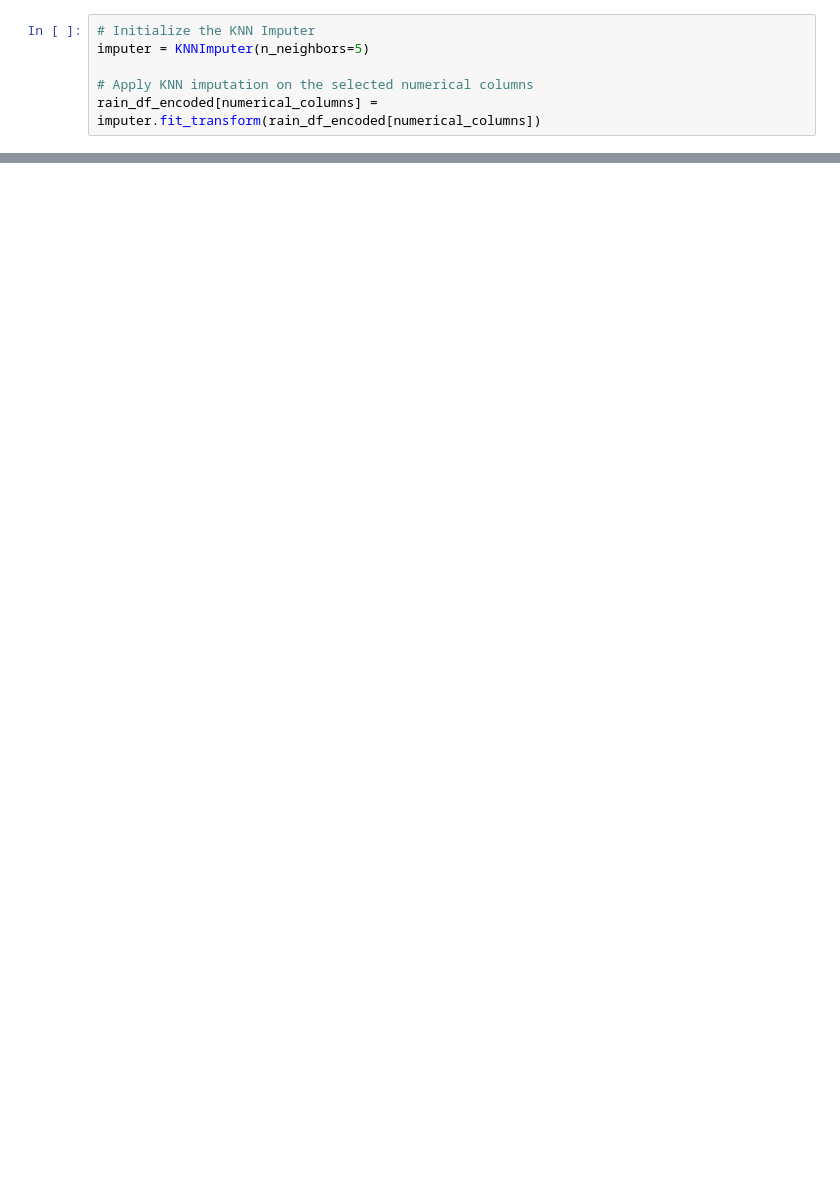
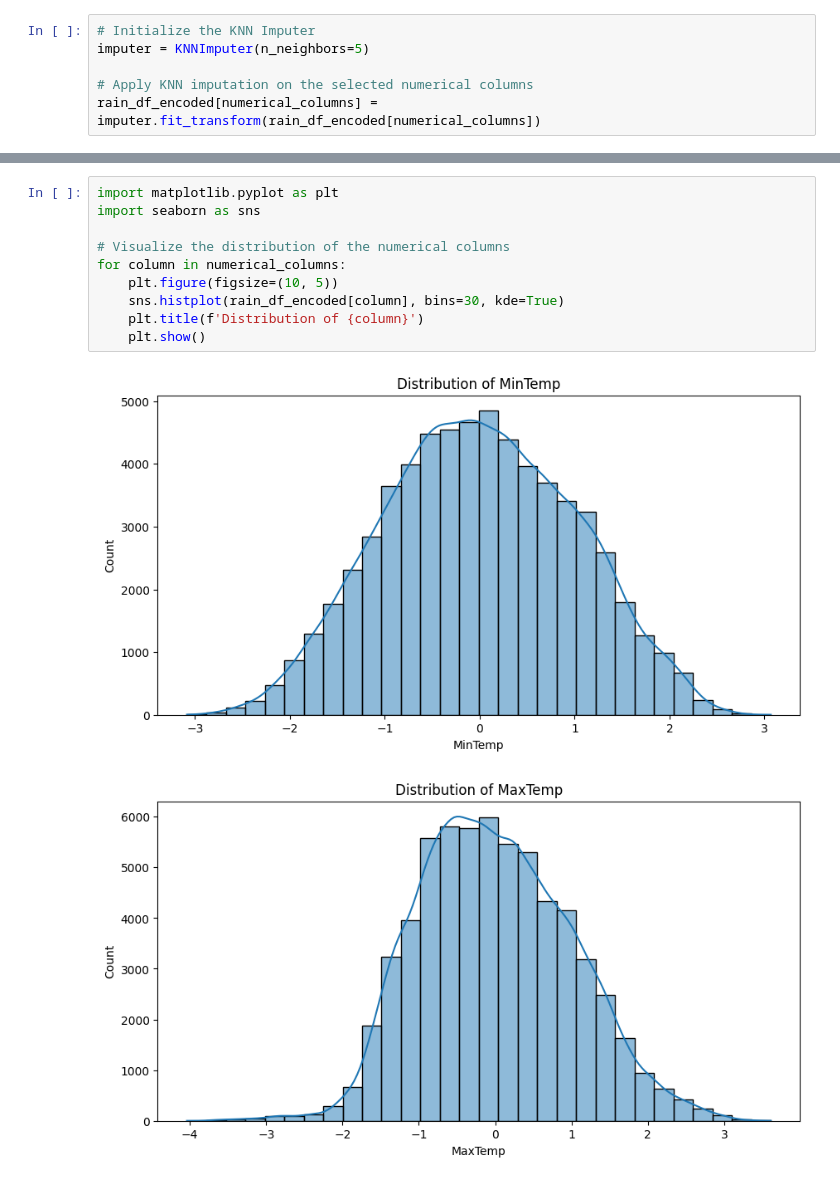
Before and after one commit to Nawel-Bellil/rain-prediction, a Jupyter notebook: src/data_processing.ipynb, the cells around one changed output, grey strips where cells are left out. Drawn from its saved outputs; the diff is of its cells as text; blank space fills up the shorter version.

```diff
--- a/src/data_processing.ipynb
+++ b/src/data_processing.ipynb
@@ -257,0 +286,13 @@ rain_df_encoded[numerical_columns] = imputer.fit_transform(rain_df_encoded[numer
+# %%
+import matplotlib.pyplot as plt
+import seaborn as sns
+
+# Visualize the distribution of the numerical columns
+for column in numerical_columns:
+    plt.figure(figsize=(10, 5))
+    sns.histplot(rain_df_encoded[column], bins=30, kde=True)
+    plt.title(f'Distribution of {column}')
+    plt.show()
+# %% [output]
+[figure, added]
+[figure, added]
```
Also changed, not shown: parts of 22 cells of this notebook.
